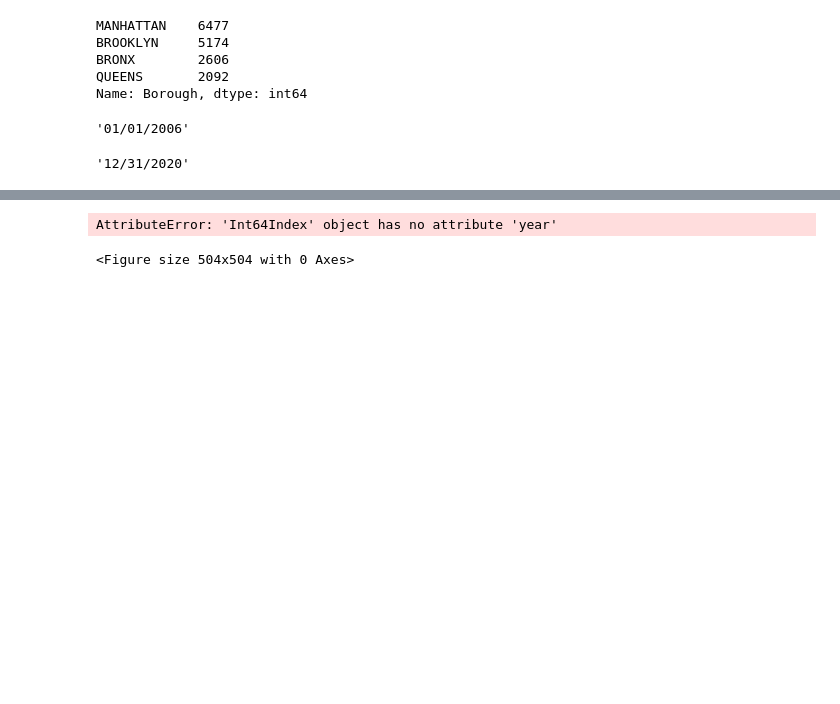
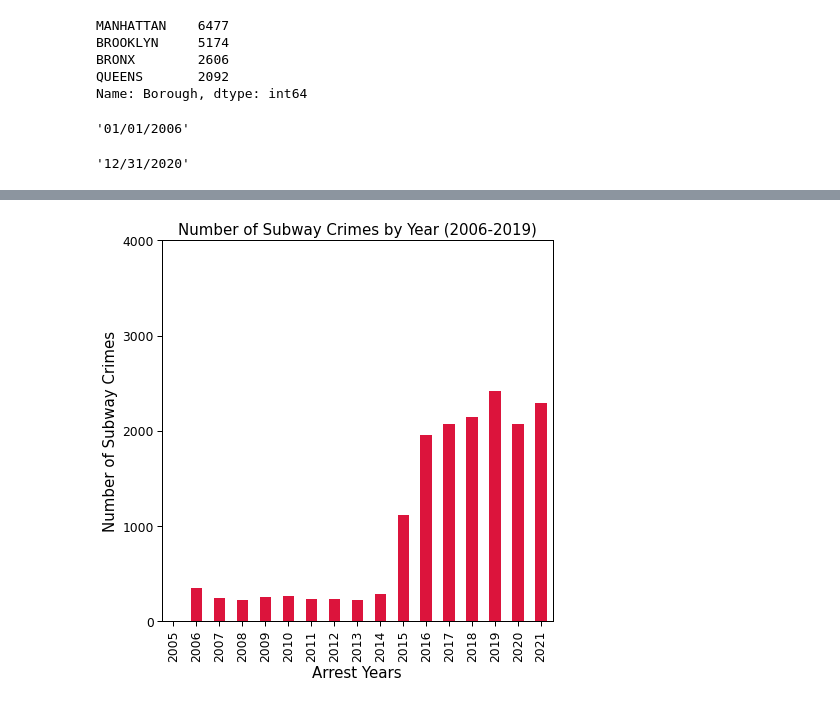
Before and after one commit to daniellejenkins17/Crimes_NYC_Binary_Classification, a Jupyter notebook: CrimesNYC3.ipynb, the cells around one changed output, grey strips where cells are left out. Drawn from its saved outputs; the diff is of its cells as text; code cells hidden in the pictures; blank space fills up the shorter version.

```diff
--- a/CrimesNYC3.ipynb
+++ b/CrimesNYC3.ipynb
@@ -123,16 +104,19 @@ AttributeError: Can only use .dt accessor with datetimelike values
+# %%
+#setting index to Complaint Date Time. Use
+
+df2 = df2.set_index('Complaint_Date_Time')
 # %%
 #crimes by year
 
 crimes_number_by_year = plt.figure(figsize = (7,7))
 crimes_number_by_year = df2.groupby(df2.index.year).count()['Crime'].plot(kind='bar', color = 'crimson')
-plt.title("Number of Crimes by Year (2006-2019)", fontsize = 15)
-plt.ylabel("Number of Crimes", fontsize = 15)
+plt.title("Number of Subway Crimes by Year (2006-2019)", fontsize = 15)
+plt.ylabel("Number of Subway Crimes", fontsize = 15)
 plt.xlabel("Arrest Years", fontsize = 15)
 plt.yticks(np.arange(0, 5000, 1000))
 plt.show()
 # %% [output]
-AttributeError: 'Int64Index' object has no attribute 'year'
-<Figure size 504x504 with 0 Axes>
+[figure, added]
 # %%
 #crimes by month
 
```
Also changed, not shown: parts of 10 cells of this notebook, 3 other files.
